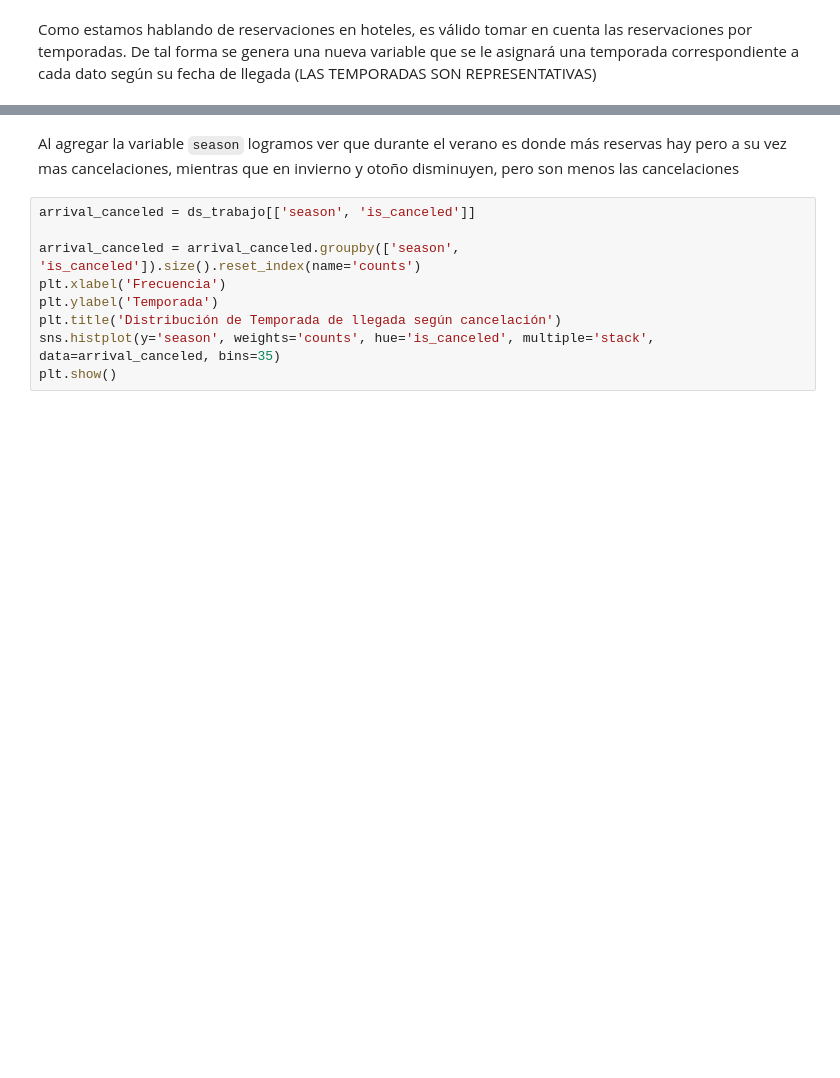
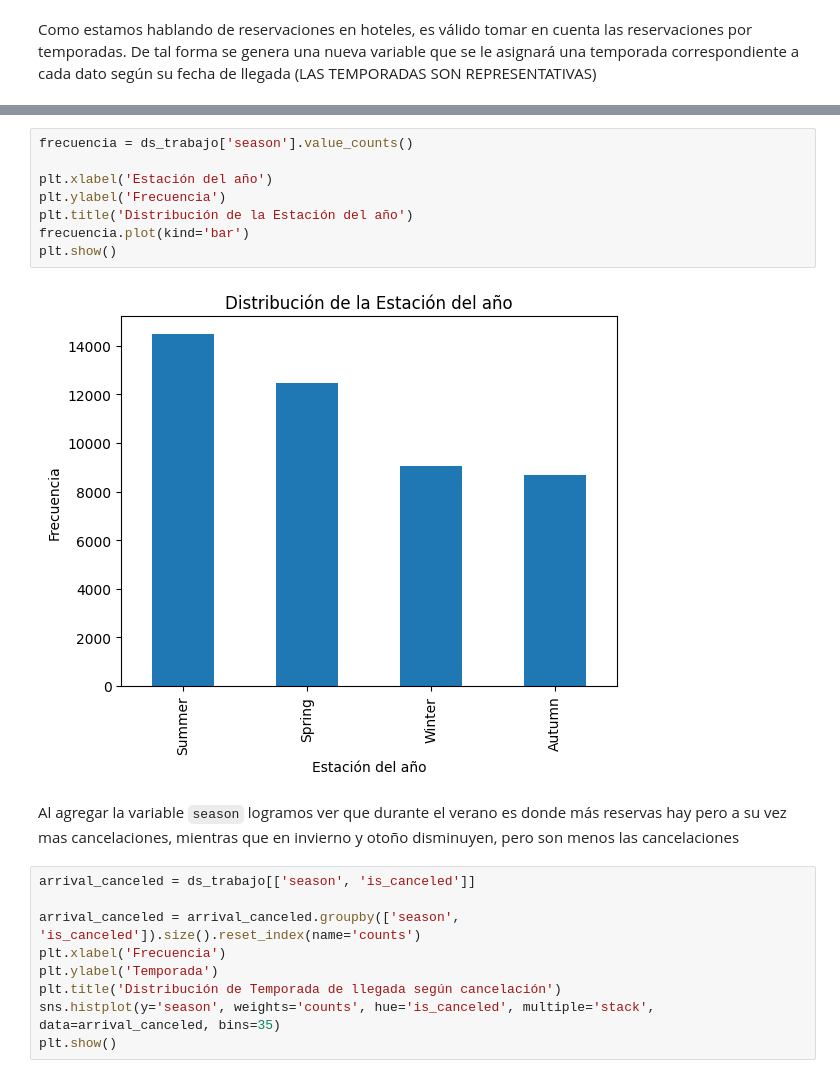
Before and after one commit to mrinkspot/Data-Science-and-Machine-Learning-Projects, a Jupyter notebook: notebook_2.ipynb, the cells around one changed output, grey strips where cells are left out. Saved outputs shown, nothing was run; the diff lists cells and outputs as text; blank space fills up the shorter version.

```diff
--- a/notebook_2.ipynb
+++ b/notebook_2.ipynb
@@ -52,3 +52,13 @@ ds_trabajo.head()
+# %%
+frecuencia = ds_trabajo['season'].value_counts()
+
+plt.xlabel('Estación del año')
+plt.ylabel('Frecuencia')
+plt.title('Distribución de la Estación del año')
+frecuencia.plot(kind='bar')
+plt.show()
+# %% [output]
+[figure, added]
 # %% [markdown]
 Al agregar la variable `season` logramos ver que durante el verano es donde más reservas hay pero a su vez mas cancelaciones, mientras que en invierno y otoño disminuyen,
 pero son menos las cancelaciones
```
Also changed, not shown: parts of 35 cells of this notebook, 1 other file.
